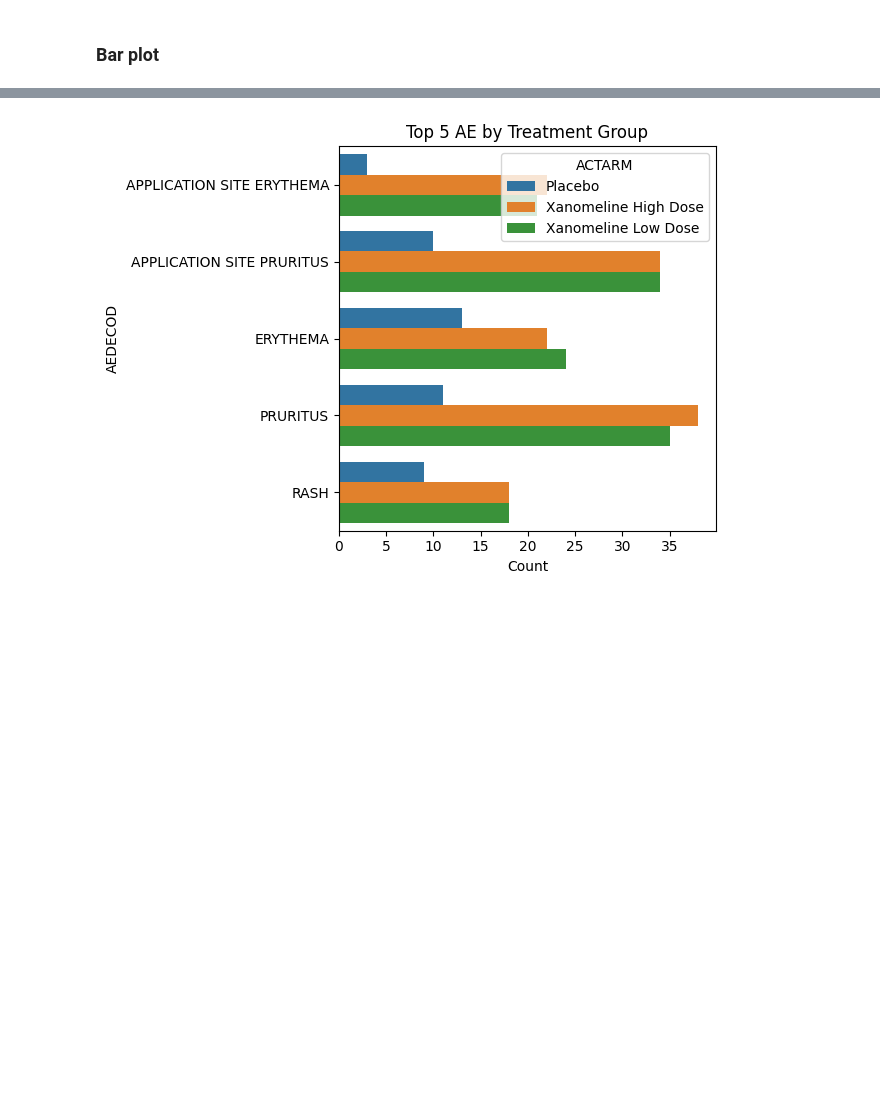
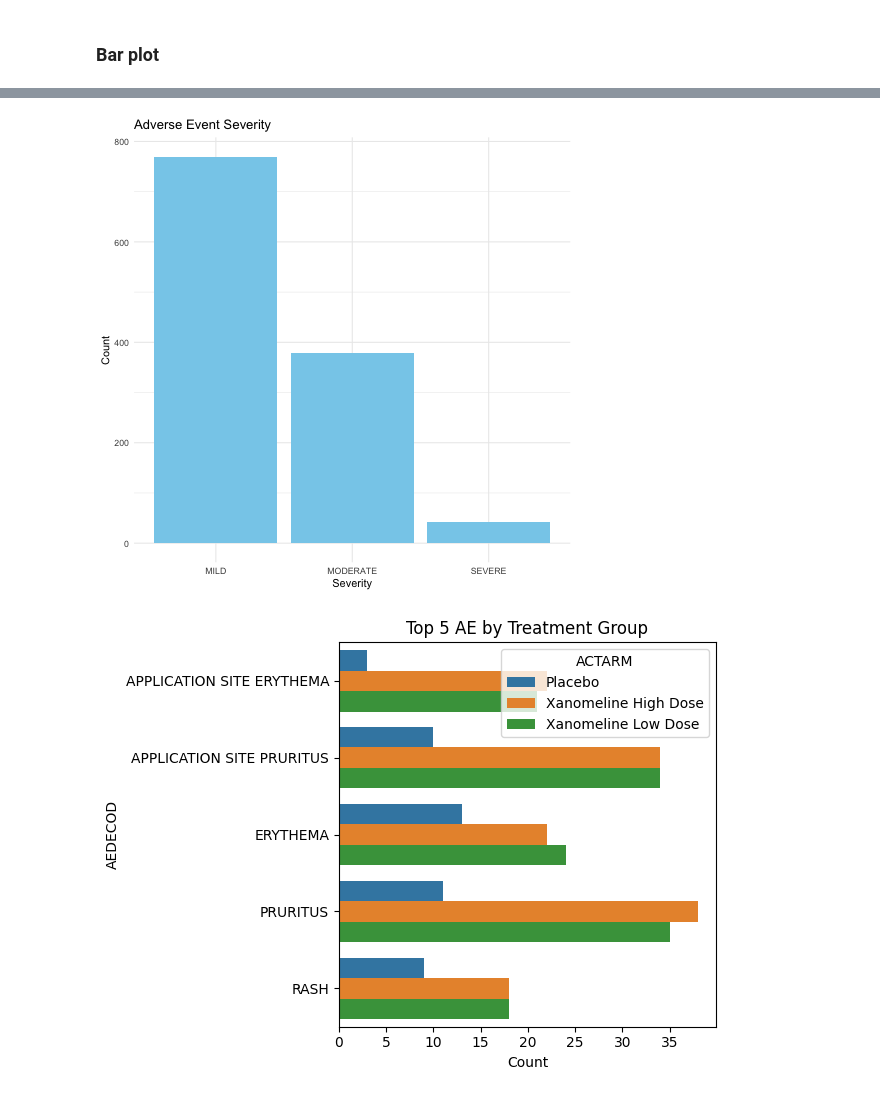
Before and after one commit to 91072puu/Clinical_Study_Project_R-Python, a Jupyter notebook: Jupyter_notebooks/01_AE_analysis.ipynb, the cells around one changed output, grey strips where cells are left out. Cells and saved outputs as stored; diff of their text form; code cells hidden in the pictures; blank space fills up the shorter version.

```diff
--- a/Jupyter_notebooks/01_AE_analysis.ipynb
+++ b/Jupyter_notebooks/01_AE_analysis.ipynb
@@ -73,3 +85,21 @@ Matplotlib is building the font cache; this may take a moment.
+# %%
+%%R
+#ggplot2
+library(ggplot2)
+
+# data frame
+ae_counts_df <- as.data.frame(table(merged_ae$AESEV))
+colnames(ae_counts_df) <- c("Severity", "Count")
+
+# plot by ggplot
+ggplot(ae_counts_df, aes(x = Severity, y = Count)) +
+  geom_bar(stat = "identity", fill = "skyblue") +
+  theme_minimal() +
+  labs(title = "Adverse Event Severity",
+       x = "Severity",
+       y = "Count")
+# %% [output]
+[figure, added]
 # %%
 import seaborn as sns
 
```
Also changed, not shown: parts of 7 cells of this notebook, 1 other file.
